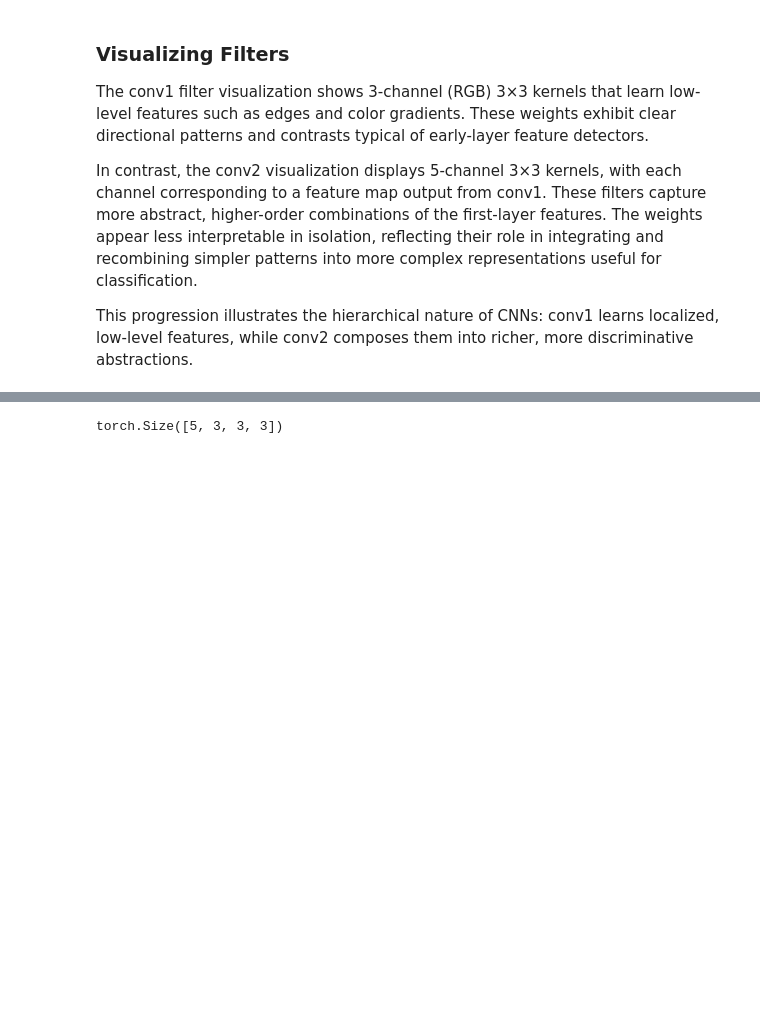
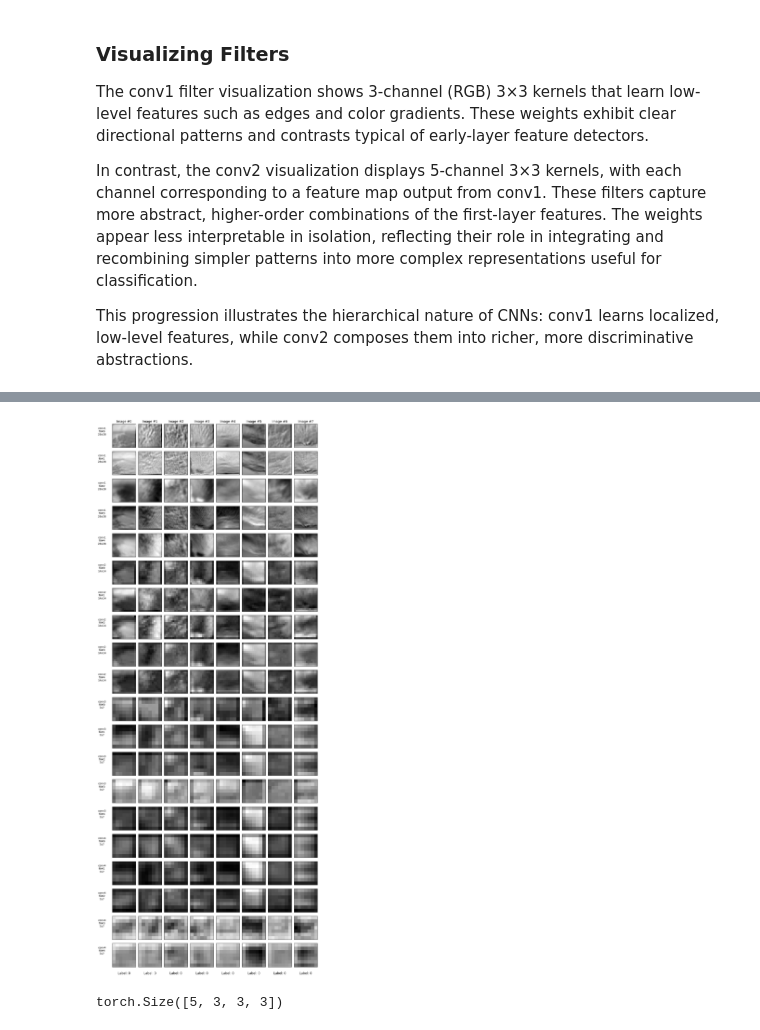
Before and after one commit to eduardocholuck/cloud_types_classification, a Jupyter notebook: notebooks/model_2.ipynb, the cells around one changed output, grey strips where cells are left out. Cells and saved outputs as stored; diff of their text form; code cells hidden in the pictures; blank space fills up the shorter version.

```diff
--- a/notebooks/model_2.ipynb
+++ b/notebooks/model_2.ipynb
@@ -1050,3 +1044,23 @@ This progression illustrates the hierarchical nature of CNNs: conv1 learns local
+# %%
+torch.manual_seed(13)
+
+# Inference to populate 'self.visualization':
+x_batch, y_batch = next(iter(val_loader))
+arch_cnn2_nodrop.model.eval()
+with torch.no_grad():
+    yhat = arch_cnn2_nodrop.model(x_batch.to(arch_cnn2_nodrop.device))
+
+# Attaching the hooks
+arch_cnn2_nodrop.attach_hooks(['conv1', 'conv2', 'conv3', 'conv4'])
+arch_cnn2_nodrop.model(x_batch.to(arch_cnn2_nodrop.device))
+arch_cnn2_nodrop.remove_hooks()
+
+# Outputs plotting:
+fig = arch_cnn2_nodrop.visualize_outputs(['conv1','conv2', 'conv3', 'conv4'], n_images=8, y=y_batch)
+plt.show()
+fig.savefig('../images/model_2/visualize_outputs_no_dropout.png', dpi=300, bbox_inches='tight')
+# %% [output]
+[figure, added]
 # %%
 model_cnn2.conv1.weight.shape
 # %% [output]
```
Also changed, not shown: parts of 7 cells of this notebook, 20 other files.
